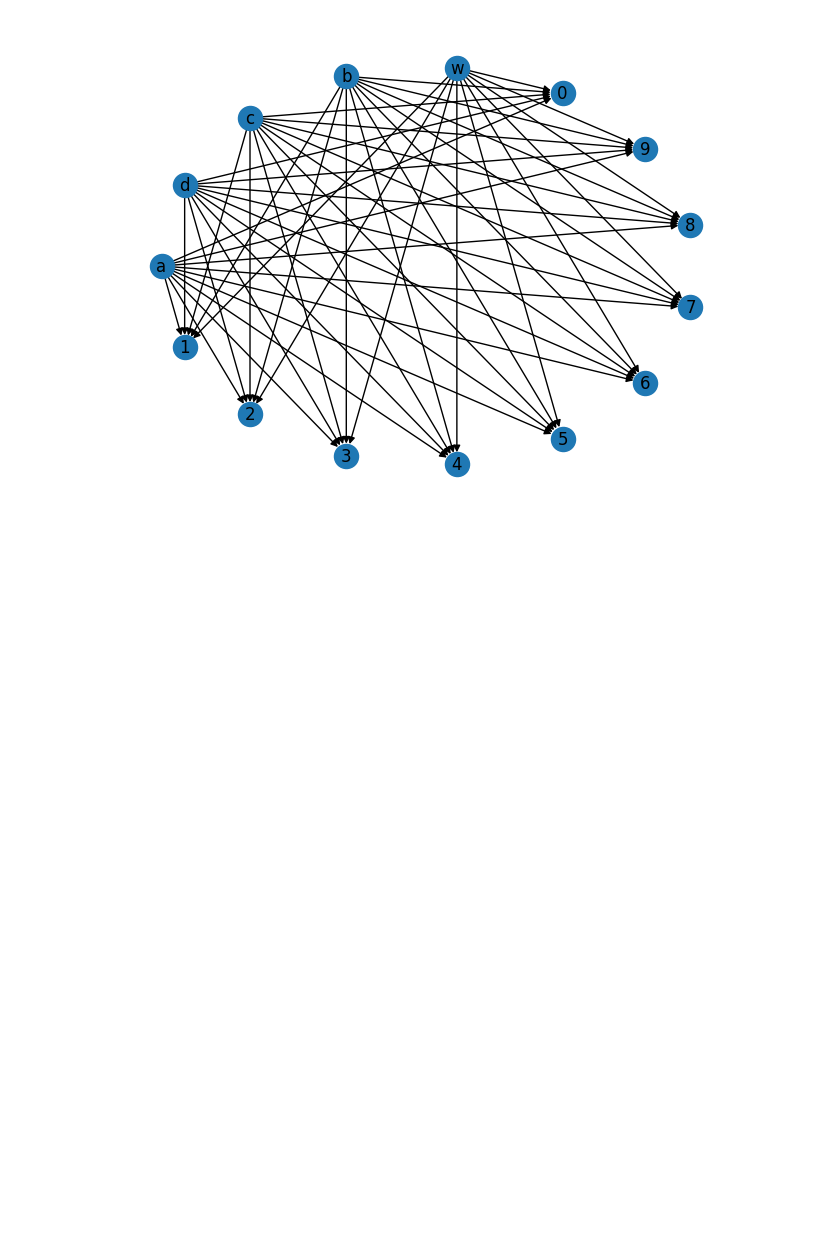
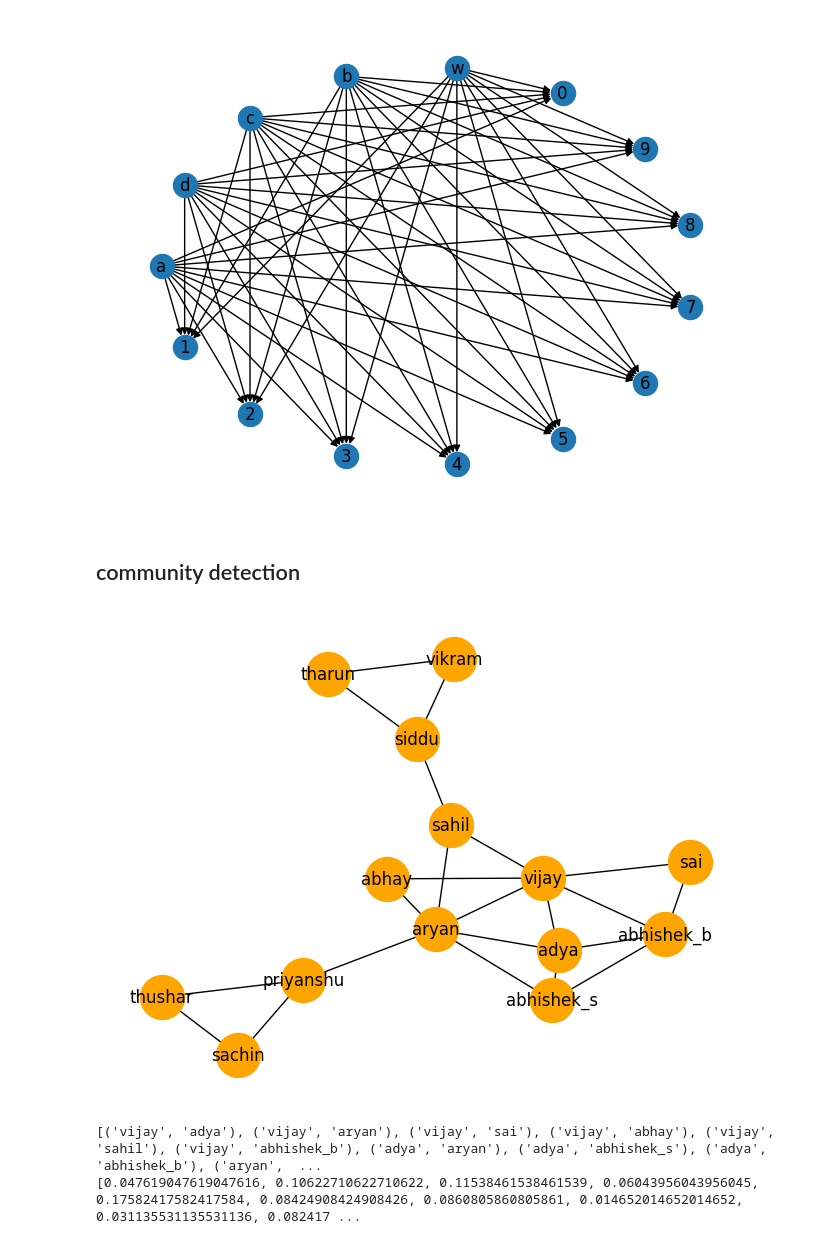
Before and after one commit to 05kashyap/GraphLink, a Jupyter notebook: graph/try.ipynb, the cells around one changed output. Drawn from its saved outputs; the diff is of its cells as text; code cells hidden in the pictures; blank space fills up the shorter version.

```diff
--- a/graph/try.ipynb
+++ b/graph/try.ipynb
@@ -15,3 +15,48 @@ for u, v in social_g.items():
 nx.draw_shell(Social, with_labels= True)
 # %% [output]
 [figure]
+# %% [markdown]
+## community detection
+# %%
+import networkx as nx
+from matplotlib import pyplot as plt
+
+Social = nx.Graph()
+# %%
+Social.add_edges_from([('vijay', 'adya'),
+                       ('adya', 'aryan'),
+                       ('aryan', 'vijay'),
+                       ('sahil', 'siddu'),
+                       ('siddu', 'vikram'),
+                       ('vikram', 'tharun'),
+                       ('tharun', 'siddu'),
+                       ('priyanshu', 'thushar'),
+                       ('sachin', 'priyanshu'),
+                       ('priyanshu', 'aryan'),
+                       ('sachin', 'thushar'),
+                       ('adya','abhishek_s'),
+                       ('abhishek_b','adya'),
+                       ('abhishek_b', 'vijay'),
+                       ('vijay', 'sai'),
+                       ('sai', 'abhishek_b'),
+                       ('abhay', 'aryan'),
+                       ('vijay', 'abhay'),
+                       ('sahil', 'aryan'),
+                       ('sahil', 'vijay'),
+                       ('abhishek_s', 'abhishek_b'),
+                       ('abhishek_s', 'aryan'),
+                       ])
+# %%
+nx.draw(Social, with_labels=True, pos = nx.layout.kamada_kawai_layout(Social), node_size = 1000, node_color='orange')
+plt.show()
+Social1 = nx.Graph(Social)
+# %% [output]
+[figure, added]
+# %%
+edge, edgevalue = list(nx.edge_betweenness_centrality(Social)), list(nx.edge_betweenness_centrality(Social).values())
+print(edge)
+print(edgevalue)
+import pandas as pd
+# %% [output]
+[('vijay', 'adya'), ('vijay', 'aryan'), ('vijay', 'sai'), ('vijay', 'abhay'), ('vijay', 'sahil'), ('vijay', 'abhishek_b'), ('adya', 'aryan'), ('adya', 'abhishek_s'), ('adya', 'abhishek_b'), ('aryan',  ...
+[0.047619047619047616, 0.10622710622710622, 0.11538461538461539, 0.06043956043956045, 0.17582417582417584, 0.08424908424908426, 0.0860805860805861, 0.014652014652014652, 0.031135531135531136, 0.082417 ...
```
Also changed, not shown: parts of 2 cells of this notebook, 1 other file.
